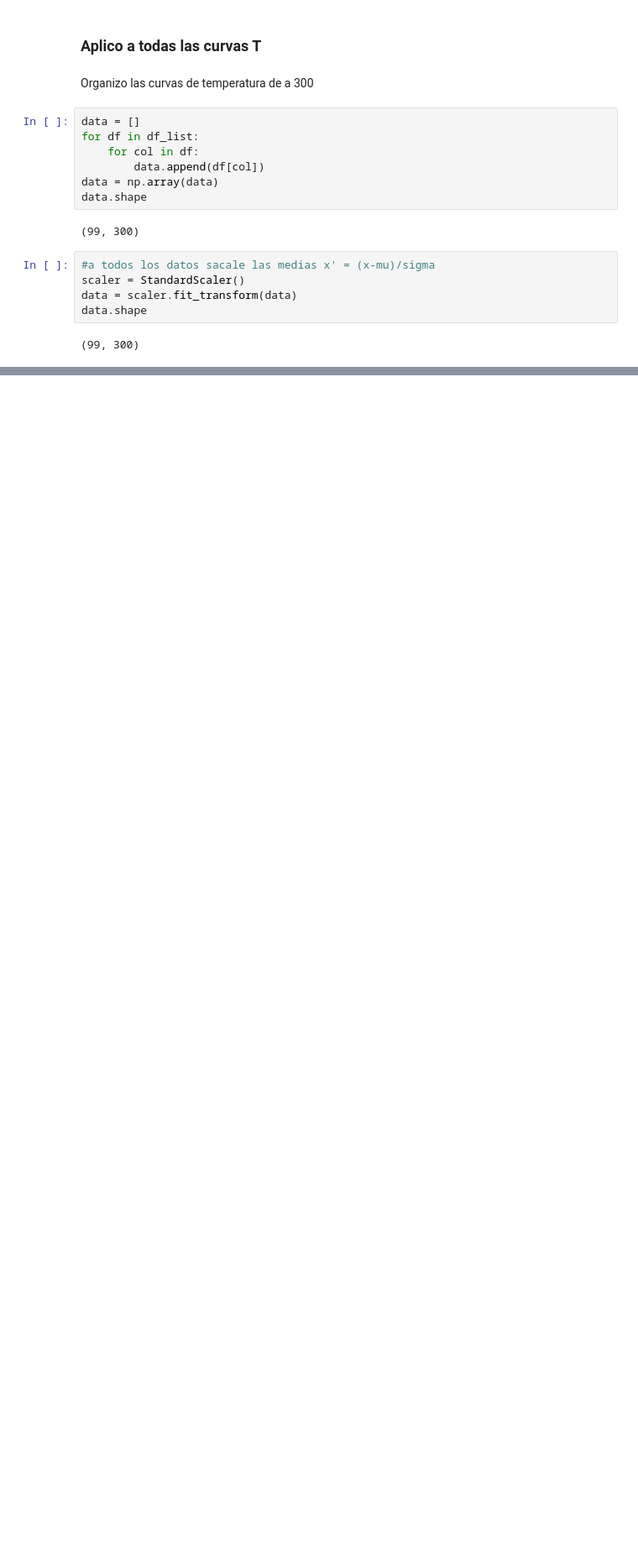
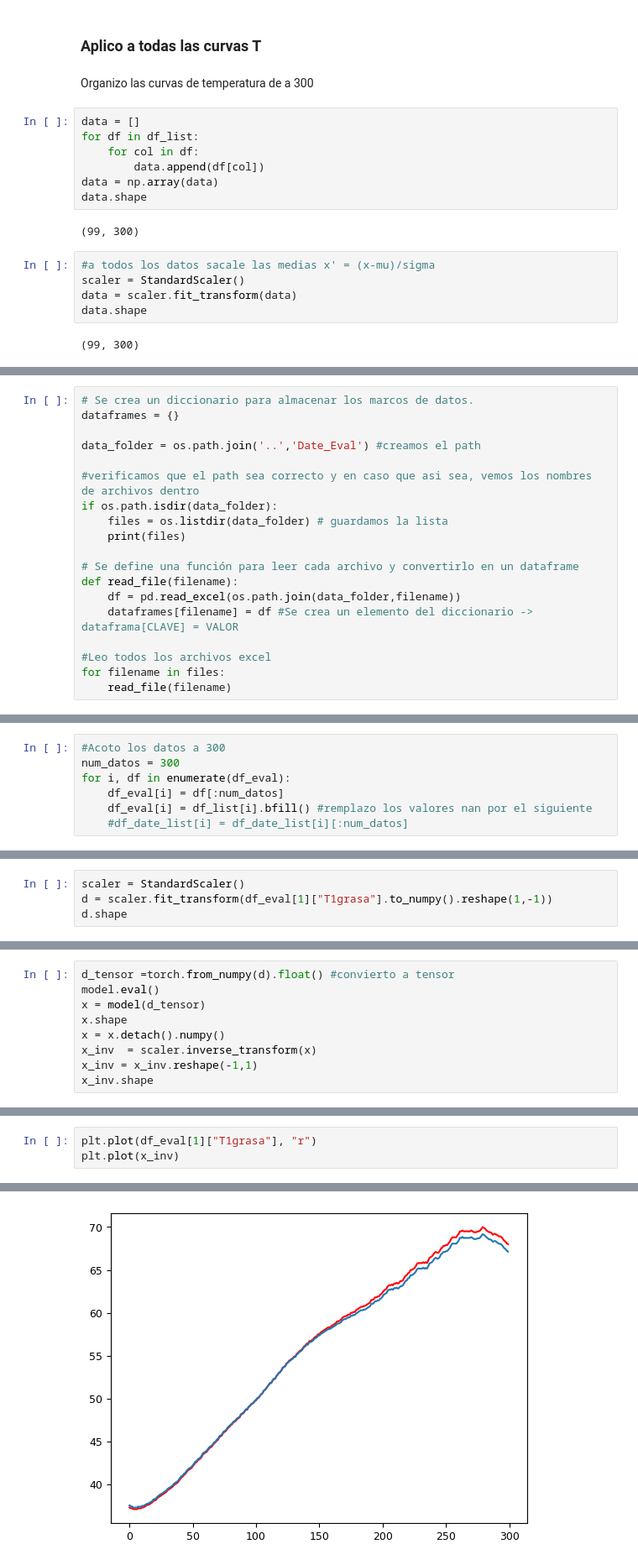
Before and after one commit to sebastlop/st-acumulador-angel-fabio, a Jupyter notebook: Code-file/autoencoder.ipynb, the cells around one changed output, grey strips where cells are left out. Shown at 84% size. Cells and saved outputs as stored; diff of their text form; blank space fills up the shorter version.

```diff
--- a/Code-file/autoencoder.ipynb
+++ b/Code-file/autoencoder.ipynb
@@ -233,0 +237,19 @@ plt.show()
+# %%
+# Se crea un diccionario para almacenar los marcos de datos.
+dataframes = {}
+
+data_folder = os.path.join('..','Date_Eval') #creamos el path
+
+#verificamos que el path sea correcto y en caso que asi sea, vemos los nombres de archivos dentro
+if os.path.isdir(data_folder):
+    files = os.listdir(data_folder) # guardamos la lista
+    print(files)
+
+# Se define una función para leer cada archivo y convertirlo en un dataframe
+def read_file(filename):
+    df = pd.read_excel(os.path.join(data_folder,filename))
+    dataframes[filename] = df #Se crea un elemento del diccionario -> dataframa[CLAVE] = VALOR
+
+#Leo todos los archivos excel
+for filename in files:
+    read_file(filename)
@@ -233,0 +281,7 @@ plt.show()
+# %%
+#Acoto los datos a 300
+num_datos = 300
+for i, df in enumerate(df_eval):
+    df_eval[i] = df[:num_datos]
+    df_eval[i] = df_list[i].bfill() #remplazo los valores nan por el siguiente
+    #df_date_list[i] = df_date_list[i][:num_datos]
@@ -233,0 +306,4 @@ plt.show()
+# %%
+scaler = StandardScaler()
+d = scaler.fit_transform(df_eval[1]["T1grasa"].to_numpy().reshape(1,-1))
+d.shape
@@ -233,0 +312,9 @@ plt.show()
+# %%
+d_tensor =torch.from_numpy(d).float() #convierto a tensor
+model.eval()
+x = model(d_tensor)
+x.shape
+x = x.detach().numpy()
+x_inv  = scaler.inverse_transform(x)
+x_inv = x_inv.reshape(-1,1)
+x_inv.shape
@@ -233,0 +323,4 @@ plt.show()
+# %%
+plt.plot(df_eval[1]["T1grasa"], "r")
+plt.plot(x_inv)
+# %% [output]
@@ -233,0 +328 @@ plt.show()
+[figure, added]
```
Also changed, not shown: parts of 15 cells of this notebook, 7 other files.
